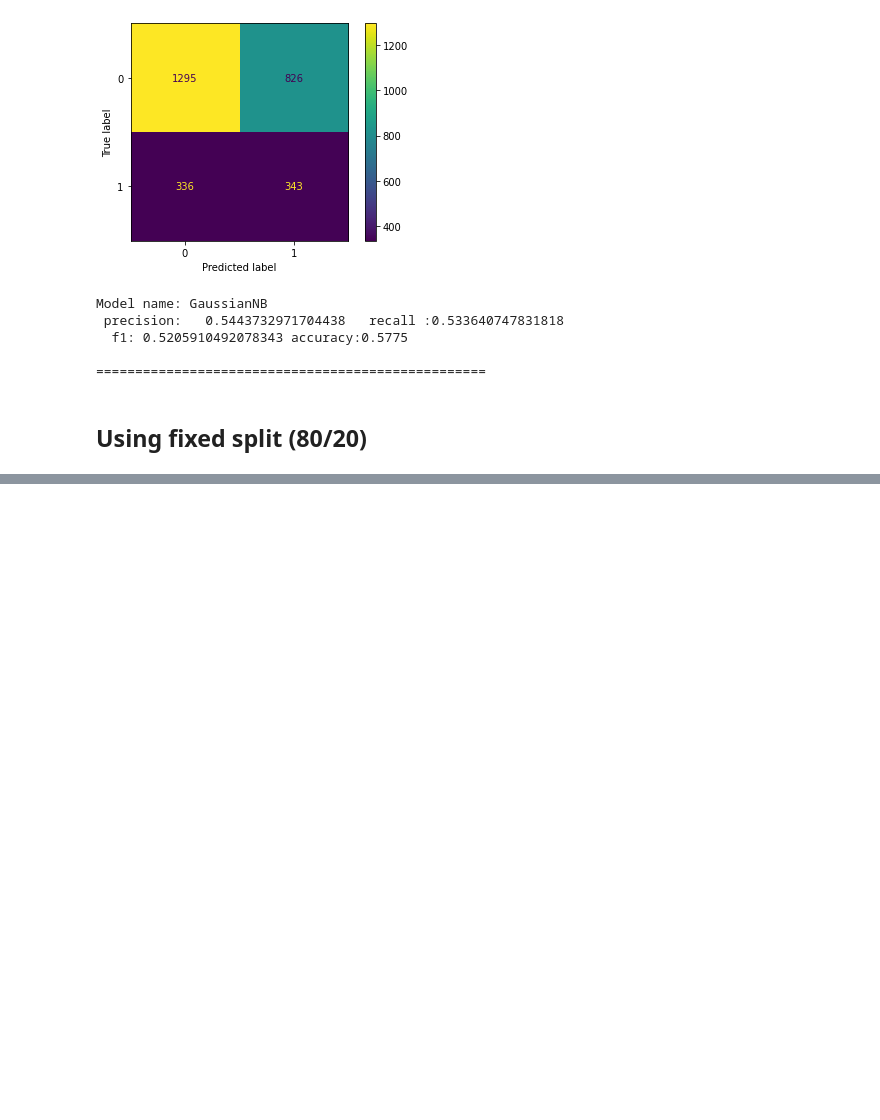
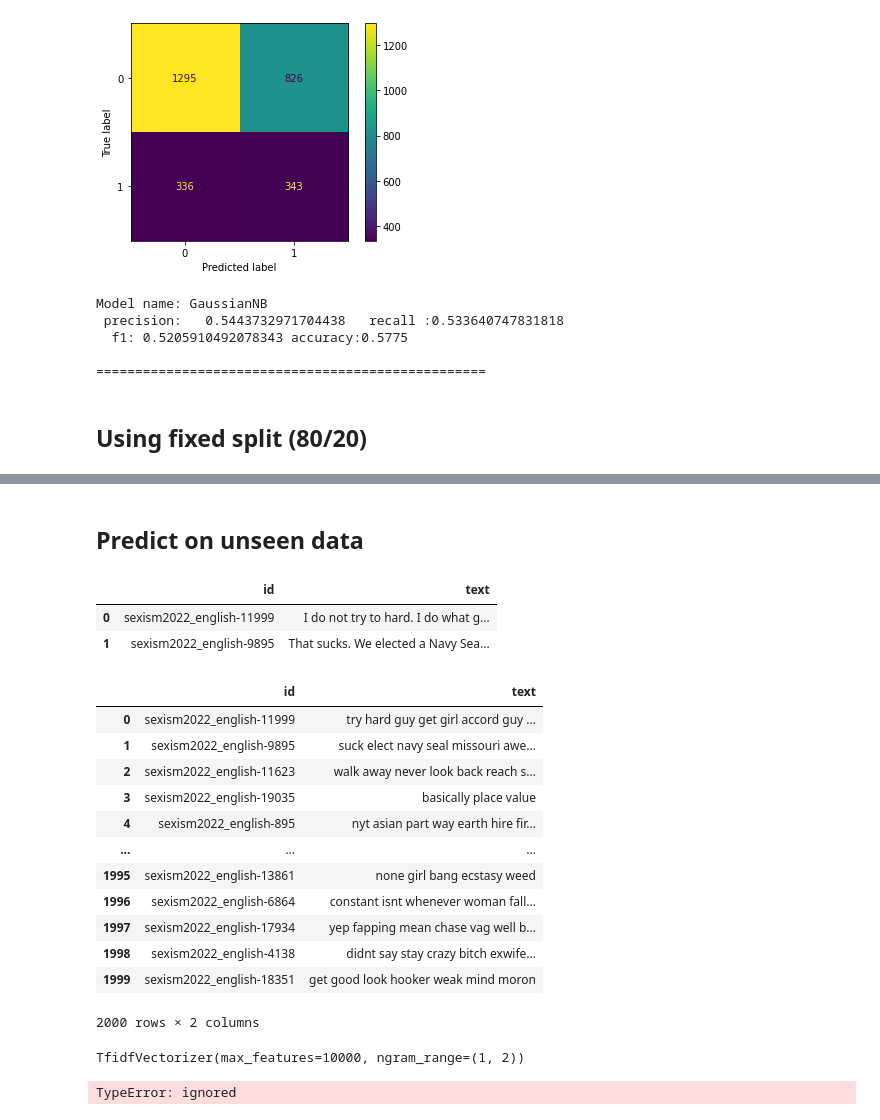
Before and after one commit to bnanik/Shared_Task_SemEval2023, a Jupyter notebook: SVM_Final_ReadyToSubmit.ipynb, the cells around one changed output, grey strips where cells are left out. Cells and saved outputs as stored; diff of their text form; code cells hidden in the pictures; blank space fills up the shorter version.

```diff
--- a/SVM_Final_ReadyToSubmit.ipynb
+++ b/SVM_Final_ReadyToSubmit.ipynb
@@ -832,0 +861,27 @@ def evaluate2(step, dX,dY):
+# %% [markdown]
+## Predict on unseen data
+# %%
+df_test.head(2)
+# %% [output]
+|  | id | text |
+| 0 | sexism2022_english-11999 | I do not try to hard. I do what g... |
+| 1 | sexism2022_english-9895 | That sucks. We elected a Navy Sea... |
+# %%
+step=3
+XTest=preprocessing_test(df_test,step)
+# %%
+XTest
+# %% [output]
+|  | id | text |
+| 0 | sexism2022_english-11999 | try hard guy get girl accord guy ... |
+| 1 | sexism2022_english-9895 | suck elect navy seal missouri awe... |
+| 2 | sexism2022_english-11623 | walk away never look back reach s... |
+| 3 | sexism2022_english-19035 | basically place value |
+| 4 | sexism2022_english-895 | nyt asian part way earth hire fir... |
+| ... | ... | ... |
+| 1995 | sexism2022_english-13861 | none girl bang ecstasy weed |
+| 1996 | sexism2022_english-6864 | constant isnt whenever woman fall... |
+| 1997 | sexism2022_english-17934 | yep fapping mean chase vag well b... |
+| 1998 | sexism2022_english-4138 | didnt say stay crazy bitch exwife... |
+| 1999 | sexism2022_english-18351 | get good look hooker weak mind moron |
+2000 rows × 2 columns
@@ -832,0 +899,14 @@ def evaluate2(step, dX,dY):
+# %%
+vctrz
+# %% [output]
+TfidfVectorizer(max_features=10000, ngram_range=(1, 2))
+# %%
+tt=XTest
+#predict(XTest,model,vectorizer,le)
+vctrz=vectorizer
+tt['text']=vctrz.transform(tt['text'])
+preds=model.predict(tt['text'])
+tt['prediction']=decode(preds)
+print(tt)
+# %% [output]
+TypeError: ignored
```
Also changed, not shown: parts of 11 cells of this notebook.
